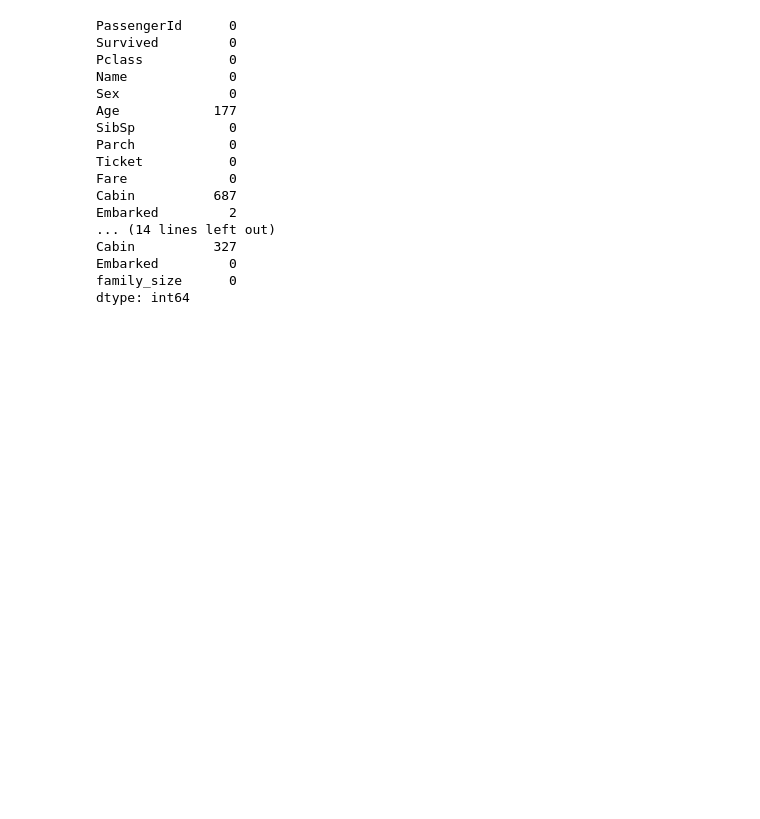
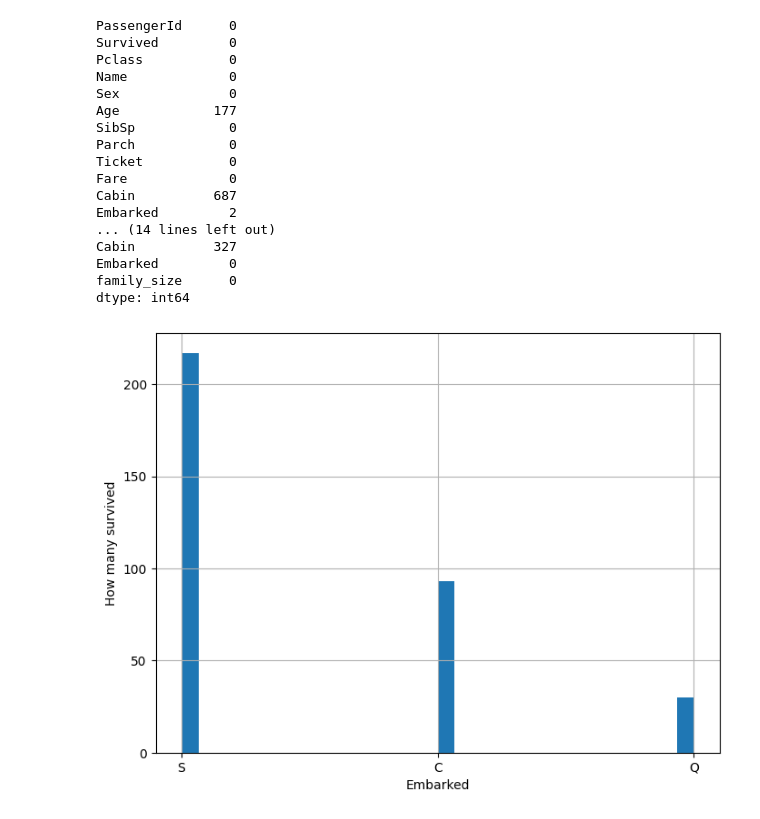
Before and after one commit to joshmatni/Kaggle-titanic, a Jupyter notebook: titanic-data-analysis.ipynb, the cells around one changed output. Drawn from its saved outputs; the diff is of its cells as text; code cells hidden in the pictures; blank space fills up the shorter version.

```diff
--- a/titanic-data-analysis.ipynb
+++ b/titanic-data-analysis.ipynb
@@ -67,6 +67,21 @@ Cabin          327
 Embarked         0
 family_size      0
 dtype: int64
+# %%
+# Embarked vs survived
+train_data.dropna(subset=['Embarked'], inplace=True)
+plt.figure(figsize=(8,6))
+plt.hist(train_data["Embarked"],
+         bins=30,
+         weights=train_data['Survived'])
+plt.xlabel('Embarked')
+plt.ylabel('How many survived')
+plt.grid(True)
+plt.show()
+
+# seems like people who departed from 'S' survived more than the others
+# %% [output]
+[figure, added]
 # %%
 # fill missing age values with mean for both train and test datasets
 train_mean_age = round(train_data["Age"].mean())
```
Also changed, not shown: parts of 9 cells of this notebook.
